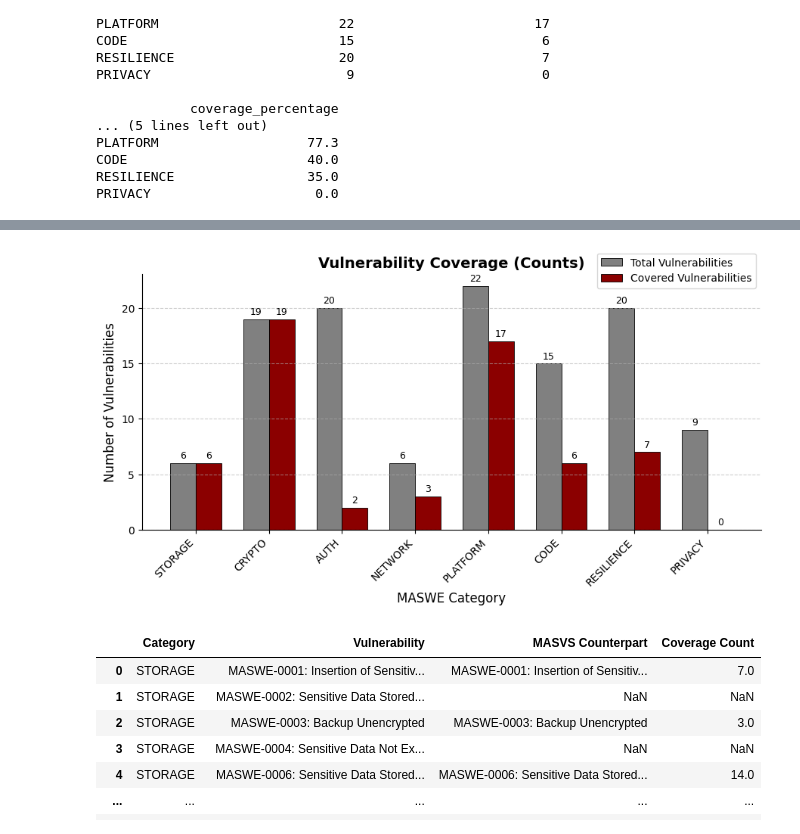
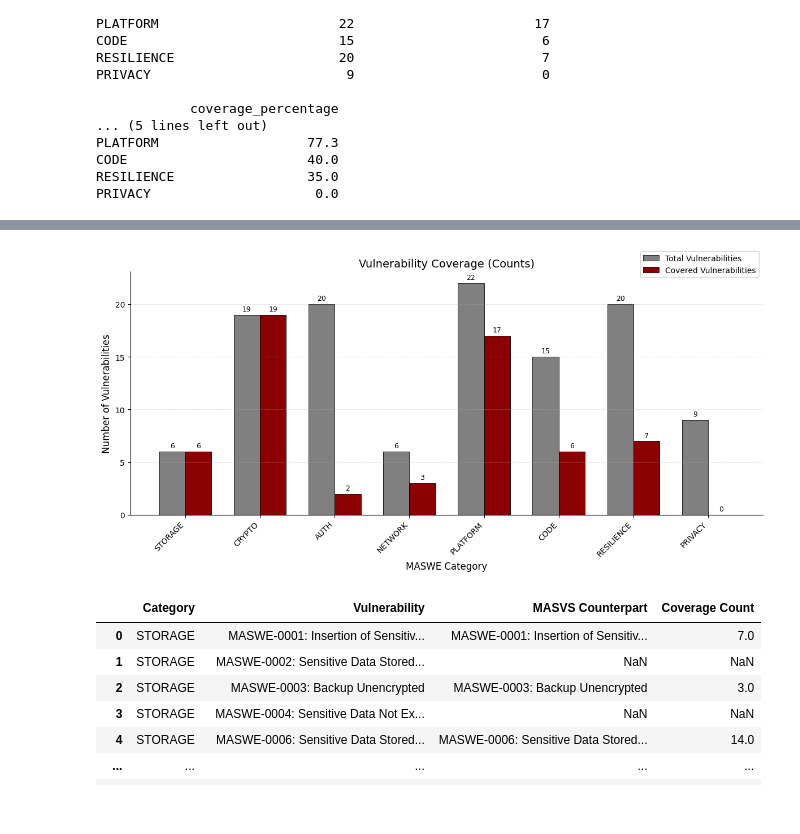
Before and after one commit to domi-cmd/Reference_Application_for_OWASP_MASTG, a Jupyter notebook: dev_documents/seminar_thesis/reference_apps/data_manipulation/app_coverage_plus_own_app.ipynb, the cells around one changed output, grey strips where cells are left out. Cells and saved outputs as stored; diff of their text form; code cells hidden in the pictures.

```diff
--- a/dev_documents/seminar_thesis/reference_apps/data_manipulation/app_coverage_plus_own_app.ipynb
+++ b/dev_documents/seminar_thesis/reference_apps/data_manipulation/app_coverage_plus_own_app.ipynb
@@ -323,42 +324,42 @@ x = np.arange(len(categories))
 width = 0.35  # width of each bar
 
 # Explicit style plot
-fig, ax = plt.subplots(figsize=(9, 5))
+fig, ax = plt.subplots(figsize=(12, 6))
 
 # Plot both total and covered bars
 bars1 = ax.bar(x - width/2, total, width, label="Total Vulnerabilities", color="gray",
                edgecolor="black", linewidth=0.6)
 bars2 = ax.bar(x + width/2, covered, width, label="Covered Vulnerabilities", color="darkred",
                edgecolor="black", linewidth=0.6)
 
 # Customize plot
-ax.set_title("Vulnerability Coverage (Counts)", fontsize=14, weight='bold')
+ax.set_title("Vulnerability Coverage (Counts)", fontsize=14)
 ax.set_xlabel("MASWE Category", fontsize=12)
 ax.set_ylabel("Number of Vulnerabilities", fontsize=12)
 ax.set_xticks(x)
 ax.set_xticklabels(categories, rotation=45, ha="right")
 ax.legend(
     loc="upper right",          # position relative to the Axes
     bbox_to_anchor=(1, 1.1),  # (x, y) — 1.15 moves it a bit above the top
     frameon=True                # optional: remove box background
 )
-ax.grid(axis="y", linestyle="--", alpha=0.6)
+ax.grid(axis="y", linestyle="--", alpha=0.5, linewidth=0.5)
 ax.spines[["top", "right"]].set_visible(False)
 
 # Annotate bars with values
 for bars in [bars1, bars2]:
     for bar in bars:
         height = bar.get_height()
         ax.text(bar.get_x() + bar.get_width()/2, height + 0.2,
                 f"{int(height)}", ha="center", va="bottom", fontsize=9)
 
 plt.tight_layout()
 plt.show()
 
 # Save the figure
 fig.savefig("../plots/total_coverage_with_my_app/total_vs_implemented_vulnerability_counts_with_own_app", dpi=300, bbox_inches="tight")
 # %% [output]
-[figure, old version]
+[figure, new version]
 # %%
 # Generate the old summary here
 
```
Also changed, not shown: parts of 2 cells of this notebook, 9 other files.
